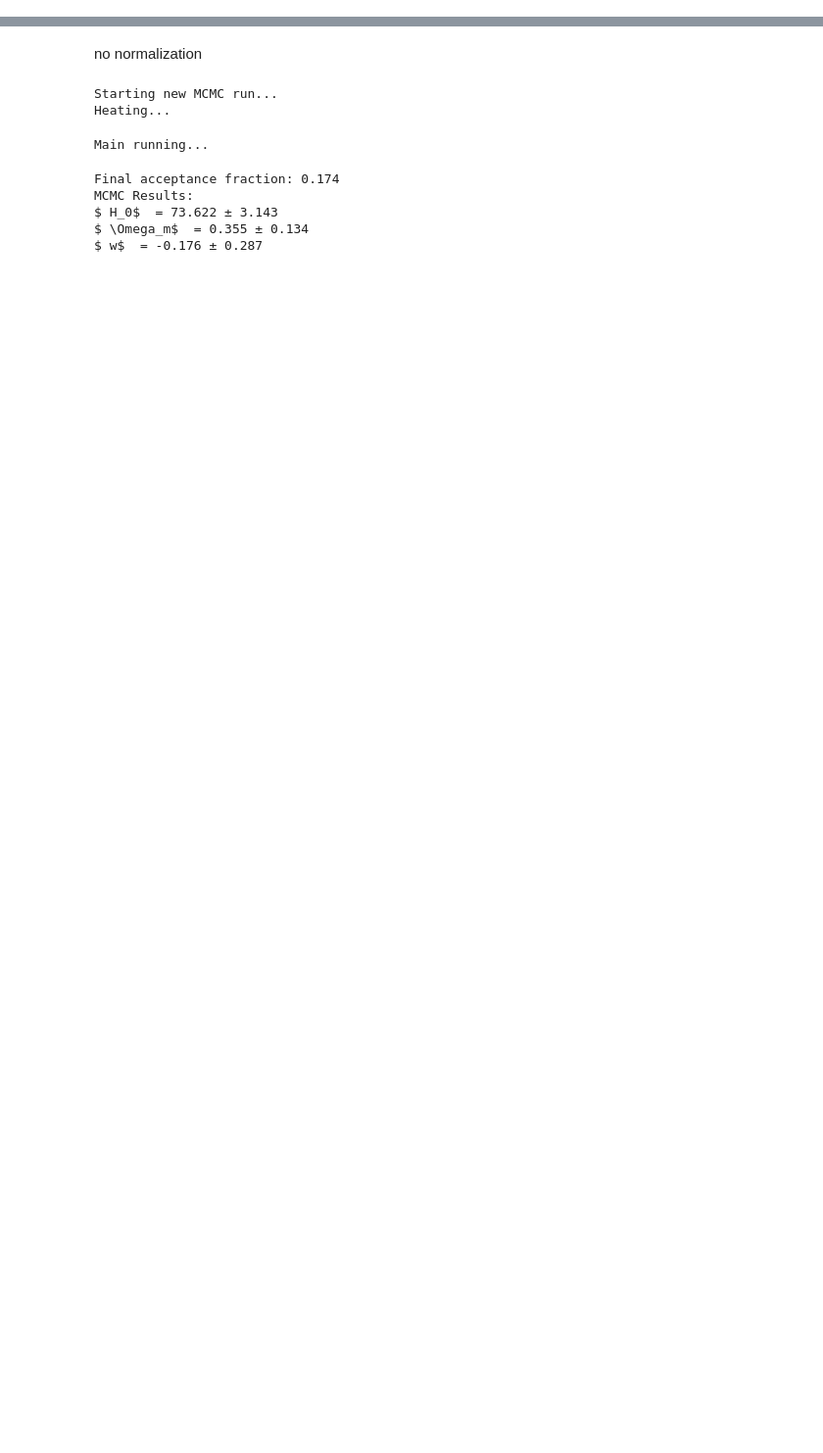
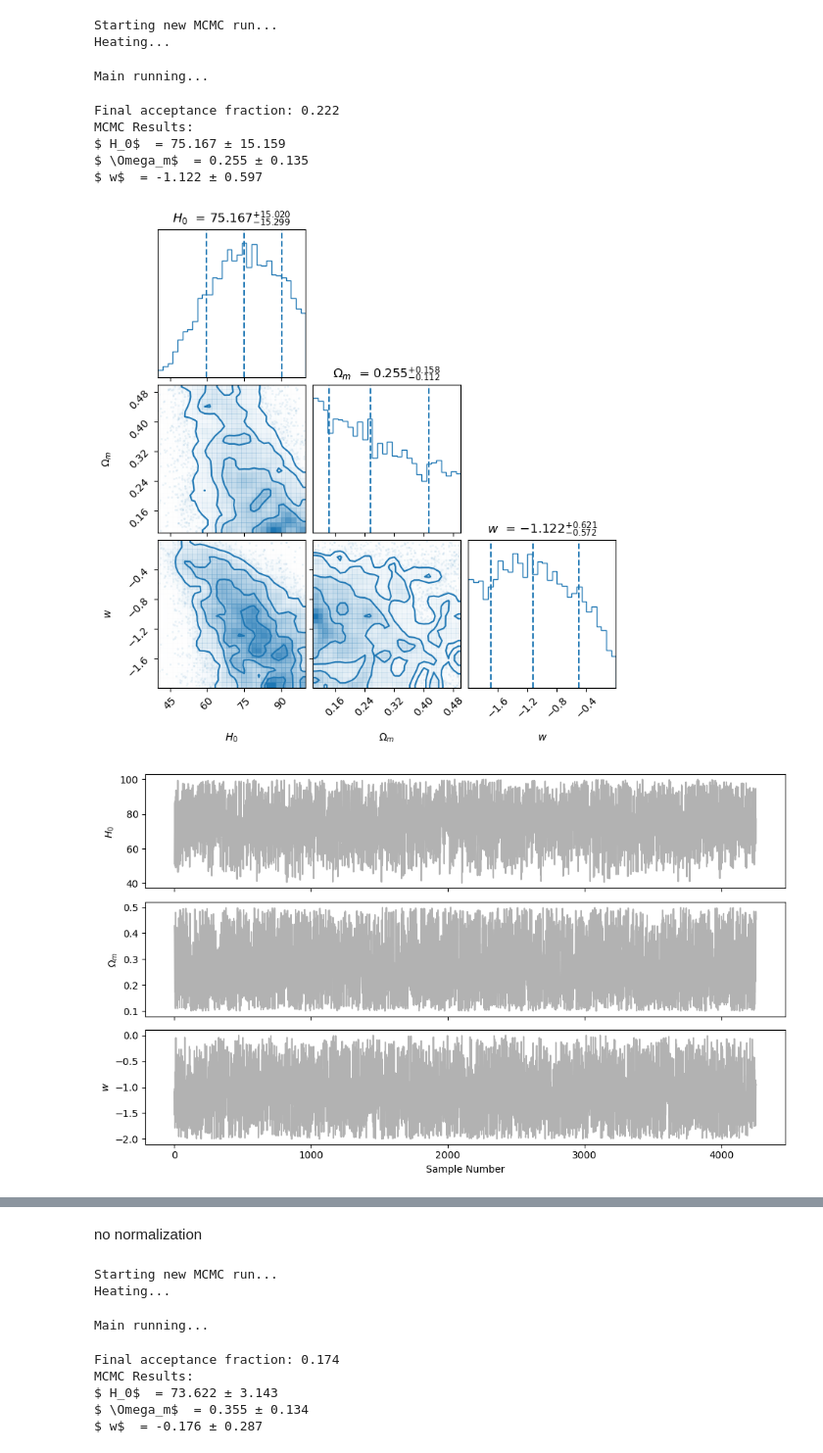
Before and after one commit to MariosNT/FRB_GW_association_cosmo, a Jupyter notebook: Notebooks/GWs_FRB_cosmo/test_DM_diff.ipynb, the cells around one changed output, grey strips where cells are left out. Shown at 98% size. Cells and saved outputs as stored; diff of their text form; code cells hidden in the pictures; blank space fills up the shorter version.

```diff
--- a/Notebooks/GWs_FRB_cosmo/test_DM_diff.ipynb
+++ b/Notebooks/GWs_FRB_cosmo/test_DM_diff.ipynb
@@ -295,8 +291,8 @@ def log_likelihood(theta, zs, dLs, s_dLs, DMs, s_DMs):
 
             ######## p_DM(z) and p_dL(z) ########
 
-            lum_distance=luminosity_distance(z=z_array, H0=hubble, Om=omega, w=w)
-            p_dL = gaussian_pdf(lum_distance, dL_obs, s_dL)
+            # lum_distance=luminosity_distance(z=z_array, H0=hubble, Om=omega, w=w)
+            # p_dL = gaussian_pdf(lum_distance, dL_obs, s_dL)
 
             DM_th_array=dispersion_measure(z=z_array, H0=hubble, Om=omega, w=w, alpha=0, f_IGM_0 = 0.84)
             Delta_array = DM_obs/ DM_th_array
@@ -322,7 +318,8 @@ def log_likelihood(theta, zs, dLs, s_dLs, DMs, s_DMs):
             # p_dL=normalise(GW_dL_kde(lum_distance), x_array=z_array)
             # p_dL=normalise(p_dL, x_array=z_array)
             # prob = np.trapz(p_selection*p_dL*p_DM, z_array)
-            p_event = normalise(p_dL * p_DM, z_array)
+            # p_event = normalise(p_dL * p_DM, z_array)
+            p_event = normalise(p_DM, z_array)
             integrand = p_selection * p_event
             # integrand = p_dL * p_DM
             prob = np.trapz(integrand, z_array)
@@ -678,0 +678,41 @@ def mcmc_plot_results(samples, param_names, savetitle=None, bins=30, target_prob
+# %%
+if __name__ == '__main__':
+
+    # Define initial parameters: [F, HOf, sigma_host, e_mu]
+    initial_params = np.array([Hubble0, Omega0, w0])
+    # initial_params = np.array([Hubble0, w0])
+
+    # Run MCMC
+    """ sampler = run_mcmc(initial_params,
+                   zs=z_centre, dLs=dL_obs_centre, s_dLs=sigma_dL, DMs=DM_obs_centre, s_DMs=s_DM_obs,
+                   nwalkers=N_WALKERS, heating=HEATING, nsteps=N_STEPS) """
+    sampler = run_mcmc_checkpoint(initial_params,
+                   zs=z_centre, dLs=dL_obs_centre, s_dLs=sigma_dL, DMs=DM_obs_centre, s_DMs=s_DM_obs,
+                   nwalkers=N_WALKERS, heating=HEATING, nsteps=N_STEPS,
+                   checkpoint_interval=CKP_INTERVAL, checkpoint_file=MCMC_FILE,resume=RESUME)
+
+    # Analyze results
+    samples, params_median, params_errors = mcmc_analyze_results(sampler, burn_in=HEATING)
+
+    # Print results
+    param_names = [r'$ H_0$ ', r'$ \Omega_m$ ', r'$ w$ ']
+    # param_names = [r'$ H_0$ ', r'$ w$ ']
+    print("MCMC Results:")
+    for i, name in enumerate(param_names):
+        print(f"{name} = {params_median[i]:.3f} ± {params_errors[i]:.3f}")
+
+    # Save samples to file for later analysis if needed
+    # np.save('./posterior/GW_FRB_MCMC_DM_diff.npy', samples)
+
+    mcmc_plot_results(samples, param_names, savetitle=None)
+# %% [output]
+Starting new MCMC run...
+Heating...
+Main running...
+Final acceptance fraction: 0.222
+MCMC Results:
+$ H_0$  = 75.167 ± 15.159
+$ \Omega_m$  = 0.255 ± 0.135
+$ w$  = -1.122 ± 0.597
+[figure, added]
+[figure, added]
```
Also changed, not shown: parts of 8 cells of this notebook, 2 other files.
